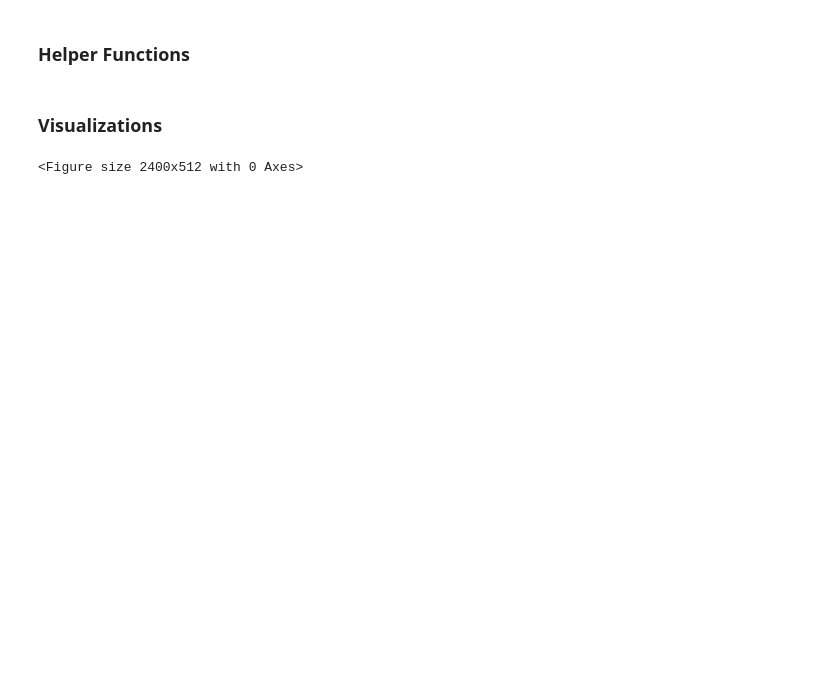
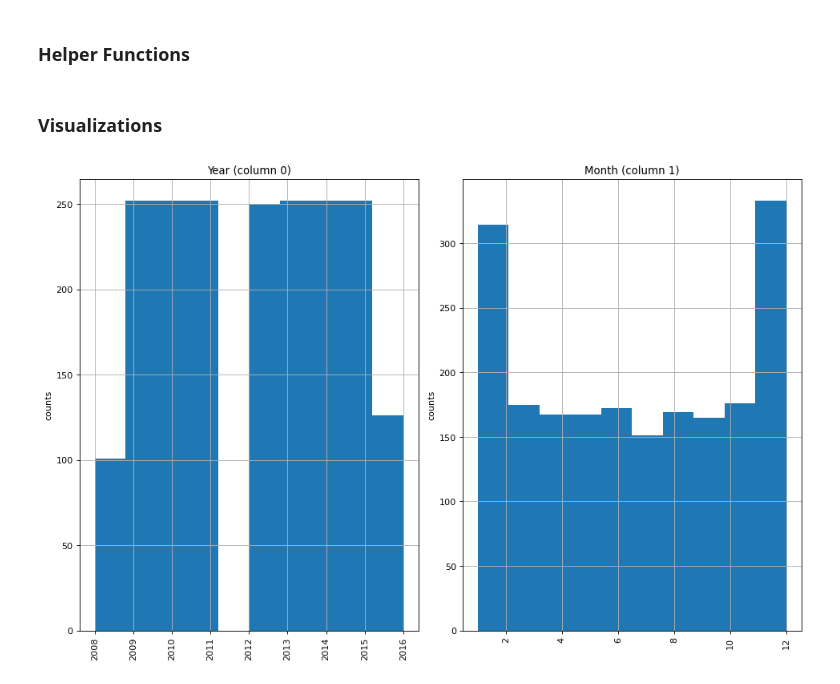
Before and after one commit to 2021sshah/BigDataFinalProject, a Jupyter notebook: djia_visualization.ipynb, the cells around one changed output. Saved outputs shown, nothing was run; the diff lists cells and outputs as text; code cells hidden in the pictures; blank space fills up the shorter version.

```diff
--- a/djia_visualization.ipynb
+++ b/djia_visualization.ipynb
@@ -37,7 +50,7 @@ def plotPerColumnDistribution(df, nGraphShown, nGraphPerRow):
     df = df[[col for col in df if nunique[col] > 1 and nunique[col] < 50]] # For displaying purposes, pick columns that have between 1 and 50 unique values
     nRow, nCol = df.shape
     columnNames = list(df)
-    nGraphRow = (nCol + nGraphPerRow - 1) / nGraphPerRow
+    nGraphRow = (nCol + nGraphPerRow - 1) // nGraphPerRow
     plt.figure(num = None, figsize = (6 * nGraphPerRow, 8 * nGraphRow), dpi = 80, facecolor = 'w', edgecolor = 'k')
     for i in range(min(nCol, nGraphShown)):
         plt.subplot(nGraphRow, nGraphPerRow, i + 1)
@@ -51,6 +64,7 @@ def plotPerColumnDistribution(df, nGraphShown, nGraphPerRow):
         plt.xticks(rotation = 90)
         plt.title(f'{columnNames[i]} (column {i})')
     plt.tight_layout(pad = 1.0, w_pad = 1.0, h_pad = 1.0)
+    plt.show()
 # %%
 # Correlation matrix
 
@@ -91,10 +205,9 @@ def plotScatterMatrix(df, plotSize, textSize):
 # %% [markdown]
 ### Visualizations
-# %%
-plotPerColumnDistribution(df, 10, 5)
-plt.show()
-# %% [output]
-<Figure size 2400x512 with 0 Axes>
+# %%
+plotPerColumnDistribution(df, 2, 6)
+# %% [output]
+[figure, added]
 # %%
 plotCorrelationMatrix(df, 8)
 # %% [output]
```
Also changed, not shown: parts of 18 cells of this notebook, 1 other file.
